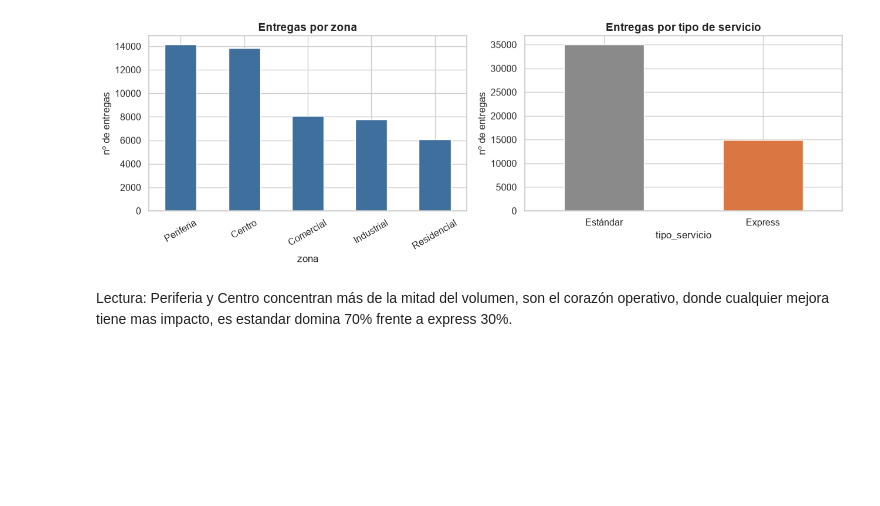
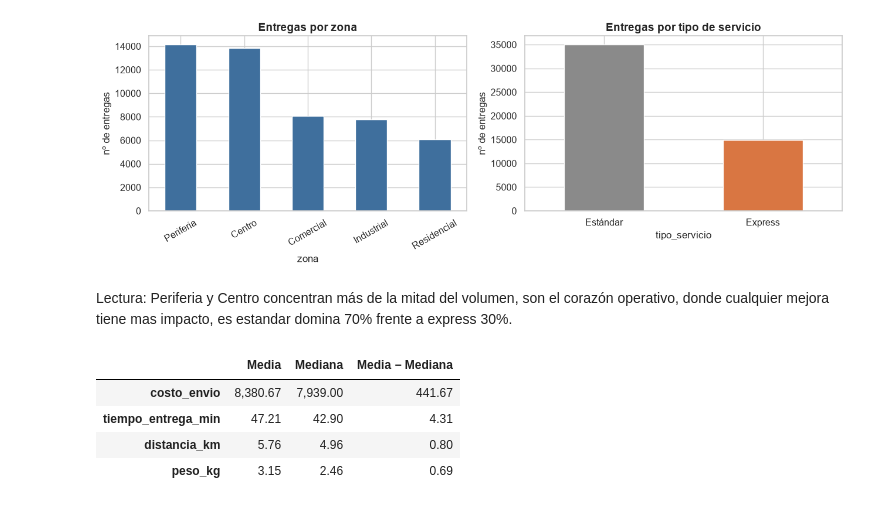
Before and after one commit to MiguelAngelRamos/ejercicio4-analis-datos, a Jupyter notebook: analisis_turboenvios.ipynb, the cells around one changed output. Saved outputs shown, nothing was run; the diff lists cells and outputs as text; code cells hidden in the pictures; blank space fills up the shorter version.

```diff
--- a/analisis_turboenvios.ipynb
+++ b/analisis_turboenvios.ipynb
@@ -121,3 +121,19 @@ plt.show()
 [figure]
 # %% [markdown]
 Lectura: Periferia y Centro concentran más de la mitad del volumen, son el corazón operativo, donde cualquier mejora tiene mas impacto, es estandar domina 70% frente a express 30%.
+# %%
+metricas = ["costo_envio", "tiempo_entrega_min", "distancia_km", "peso_kg"]
+
+centro = pd.DataFrame({
+    "Media": df[metricas].mean(),            # .mean() = media (promedio) de cada columna. Devuelve una Serie (una cifra por métrica)
+    "Mediana": df[metricas].median(),        # .median() = mediana (el valor central al ordenar)
+}).round(2)
+                               # .round(2) aplicado a TODA la tabla = redondea cada número a 2 decimales
+centro["Media − Mediana"] = (centro["Media"] - centro["Mediana"]).round(2)  # pista del sesgo: cuánto se separan media y mediana
+centro
+# %% [output]
+|  | Media | Mediana | Media − Mediana |
+| costo_envio | 8,380.67 | 7,939.00 | 441.67 |
+| tiempo_entrega_min | 47.21 | 42.90 | 4.31 |
+| distancia_km | 5.76 | 4.96 | 0.80 |
+| peso_kg | 3.15 | 2.46 | 0.69 |
```
Also changed, not shown: parts of 1 cell of this notebook.
